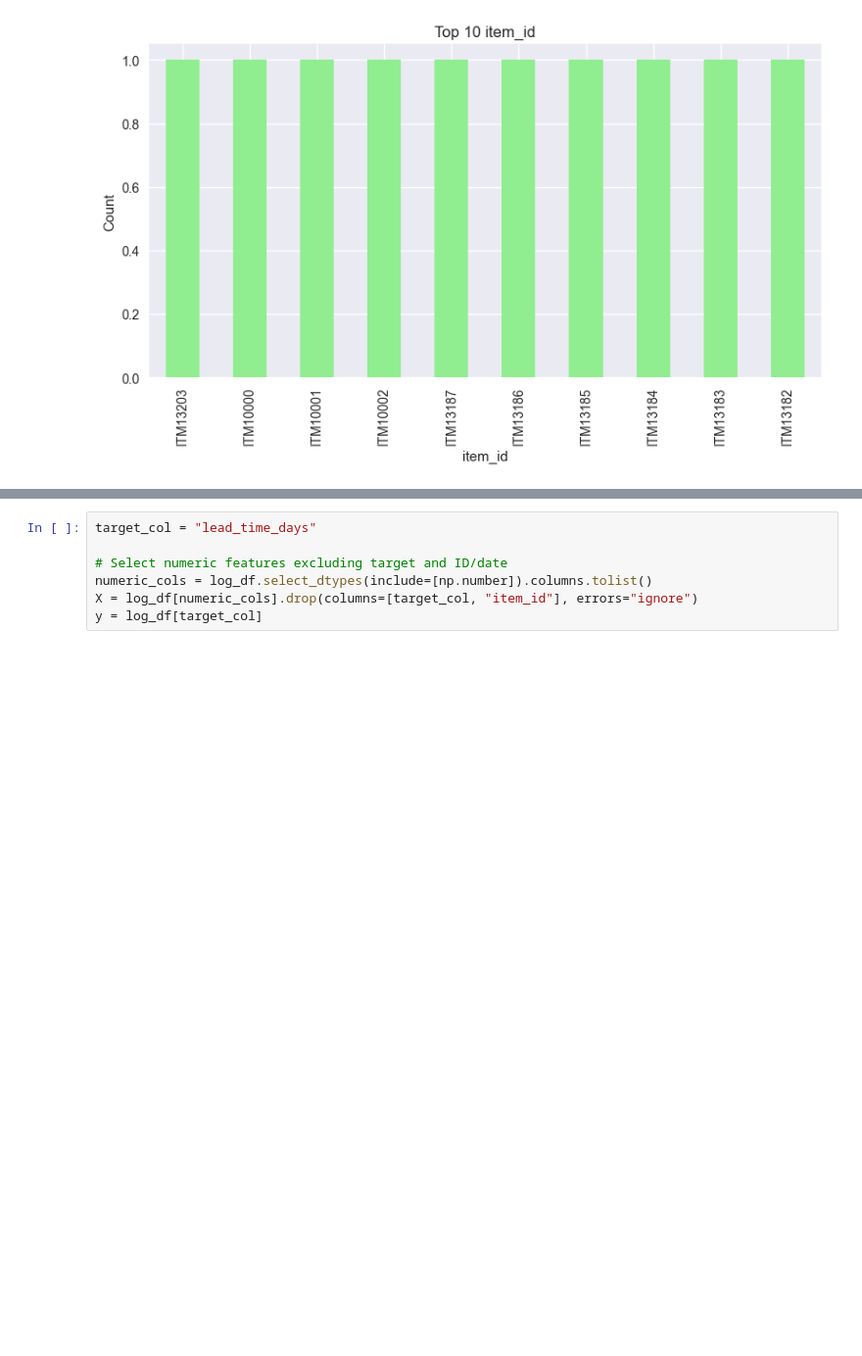
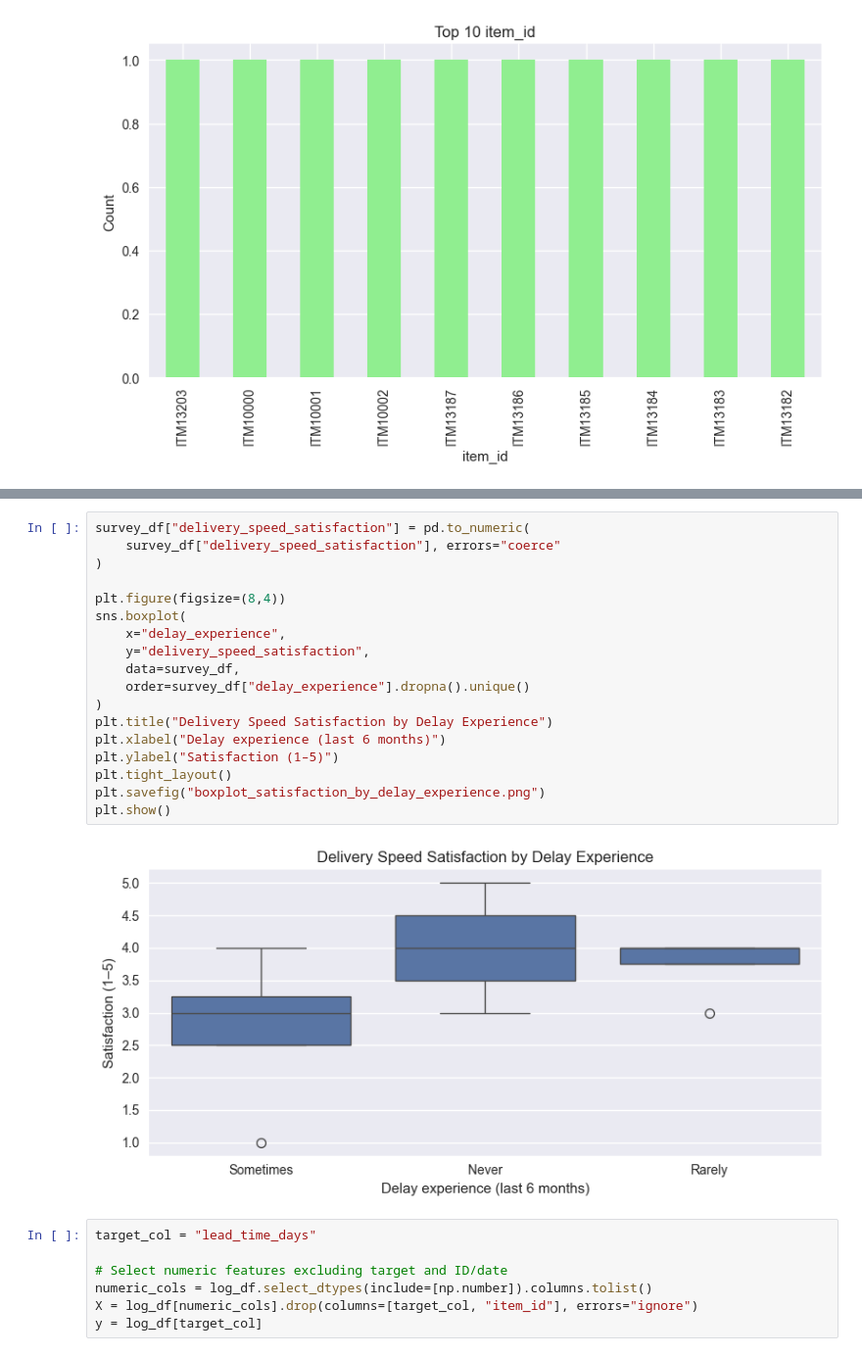
Before and after one commit to vbarbas03/Dissertation-, a Jupyter notebook: dissertation.ipynb, the cells around one changed output, grey strips where cells are left out. Shown at 98% size. Cells and saved outputs as stored; diff of their text form; blank space fills up the shorter version.

```diff
--- a/dissertation.ipynb
+++ b/dissertation.ipynb
@@ -566,3 +651,23 @@ if cat_cols:
+# %%
+survey_df["delivery_speed_satisfaction"] = pd.to_numeric(
+    survey_df["delivery_speed_satisfaction"], errors="coerce"
+)
+
+plt.figure(figsize=(8,4))
+sns.boxplot(
+    x="delay_experience",
+    y="delivery_speed_satisfaction",
+    data=survey_df,
+    order=survey_df["delay_experience"].dropna().unique()
+)
+plt.title("Delivery Speed Satisfaction by Delay Experience")
+plt.xlabel("Delay experience (last 6 months)")
+plt.ylabel("Satisfaction (1–5)")
+plt.tight_layout()
+plt.savefig("boxplot_satisfaction_by_delay_experience.png")
+plt.show()
+# %% [output]
+[figure, added]
 # %%
 target_col = "lead_time_days"
 
```
Also changed, not shown: parts of 3 cells of this notebook.
